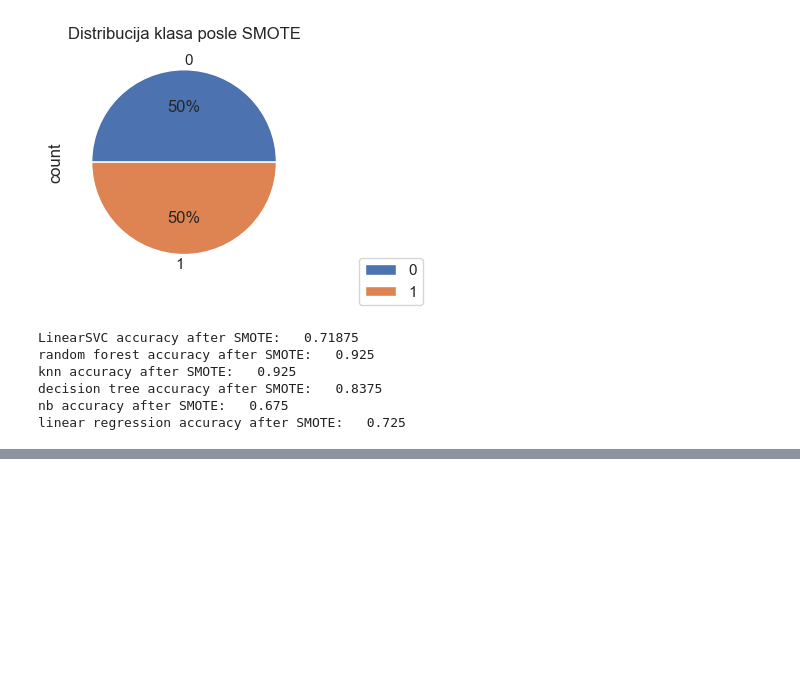
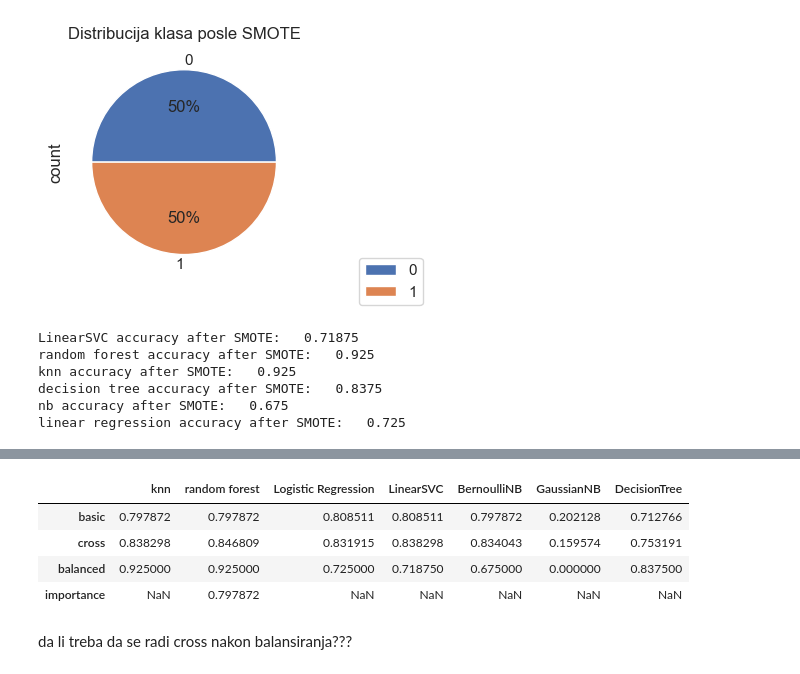
Before and after one commit to milicaj00/ML-P1-Classification, a Jupyter notebook: proba.ipynb, the cells around one changed output, grey strips where cells are left out. Drawn from its saved outputs; the diff is of its cells as text; code cells hidden in the pictures; blank space fills up the shorter version.

Commit message:
added table for results

```diff
--- a/proba.ipynb
+++ b/proba.ipynb
@@ -475,7 +476,8 @@ gnb_classifer.fit(data_train, target_train)
 pred = gnb_classifer.predict(data_test)
 
 # Evaluacija performansi modela
-print("GaussianNB() accuracy:  ", (accuracy_score(target_test, pred)))
+print("GaussianNB() accuracy:  ", (accuracy_score(target_test, pred, normalize = True)))
+results['GaussianNB']['basic'] = accuracy_score(target_test, pred, normalize = True)
 # %% [output]
 GaussianNB() accuracy:   0.20212765957446807
 # %%
@@ -487,6 +489,8 @@ cv_results = cross_validate(gnb_classifer, data_features, target, cv=kfold, scor
 # Prikaz rezultata
 print("Average Accuracy: ", np.mean(cv_results['test_score']))
 print("GaussianNB cross validation accuracy: ", cv_results['test_score'])
+
+results['GaussianNB']['cross'] = np.mean(cv_results['test_score'])
 # %% [output]
 Average Accuracy:  0.15957446808510636
 GaussianNB cross validation accuracy:  [0.17021277 0.19148936 0.21276596 0.12765957 0.0212766  0.21276596
@@ -506,6 +510,9 @@ cv_results = cross_validate(knn_model, data_features, target, cv=kfold, scoring=
 
 # Prikaz rezultata
 print("Average Accuracy: ", np.mean(cv_results['test_score']))
-print("DecisionTreeClassifier cross validation accuracy: ", cv_results['test_score'])
+print("DecisionTree cross validation accuracy: ", cv_results['test_score'])
+
+results['DecisionTree']['cross'] = np.mean(cv_results['test_score'])
+results['DecisionTree']['basic'] = accuracy_score(target_test, predDT, normalize = True)
 # %% [output]
 DecisionTree accuracy :  0.7127659574468085
@@ -550,11 +557,12 @@ pred = svc_model.predict(data_test)
 # Evaluacija performansi modela
 print("LinearSVC accuracy after SMOTE:  ", (accuracy_score(target_test, pred)))
 
+
 rf_model.fit(data_train, target_train)
 rf_pred = rf_model.predict(data_test)
 print("random forest accuracy after SMOTE:  ", (accuracy_score(target_test, rf_pred)))
 
-nnModel.fit(data_train, target_train)
+knn_model.fit(data_train, target_train)
 predNN = rf_model.predict(data_test)
 print("knn accuracy after SMOTE:  ", (accuracy_score(target_test, predNN)))
 
@@ -562,12 +570,19 @@ predDT = decisionTree.fit(data_train, target_train).predict(data_test)
 print("decision tree accuracy after SMOTE:  ", (accuracy_score(target_test, predDT)))
 
 
-model = nb_classifer.fit(data_train, target_train).predict(data_test)
-print("nb accuracy after SMOTE:  ", (accuracy_score(target_test, model)))
+BernoulliNB = nb_classifer.fit(data_train, target_train).predict(data_test)
+print("nb accuracy after SMOTE:  ", (accuracy_score(target_test, BernoulliNB)))
 
 lr_model = logistic_regression.fit(data_train, target_train)
 pred_lr = lr_model.predict(data_test)
 print("linear regression accuracy after SMOTE:  ", (accuracy_score(target_test, pred_lr)))
+
+results['LinearSVC']['balanced'] =accuracy_score(target_test, pred)
+results['random forest']['balanced'] =accuracy_score(target_test, rf_pred)
+results['knn']['balanced'] =accuracy_score(target_test, predNN)
+results['DecisionTree']['balanced'] =accuracy_score(target_test, predDT)
+results['BernoulliNB']['balanced'] =accuracy_score(target_test, BernoulliNB)
+results['Logistic Regression']['balanced'] =accuracy_score(target_test, pred_lr)
 # %% [output]
 LinearSVC accuracy after SMOTE:   0.71875
 random forest accuracy after SMOTE:   0.925
@@ -580,0 +593,10 @@ knn accuracy after SMOTE:   0.91875
+# %%
+pd.DataFrame.from_dict(results)
+# %% [output]
+|  | knn | random forest | Logistic Regression | LinearSVC | BernoulliNB | GaussianNB | DecisionTree |
+| basic | 0.797872 | 0.797872 | 0.808511 | 0.808511 | 0.797872 | 0.202128 | 0.712766 |
+| cross | 0.838298 | 0.846809 | 0.831915 | 0.838298 | 0.834043 | 0.159574 | 0.753191 |
+| balanced | 0.925000 | 0.925000 | 0.725000 | 0.718750 | 0.675000 | 0.000000 | 0.837500 |
+| importance | NaN | 0.797872 | NaN | NaN | NaN | NaN | NaN |
+# %% [markdown]
+da li treba da se radi cross nakon balansiranja???
```
Also changed, not shown: parts of 22 cells of this notebook.
